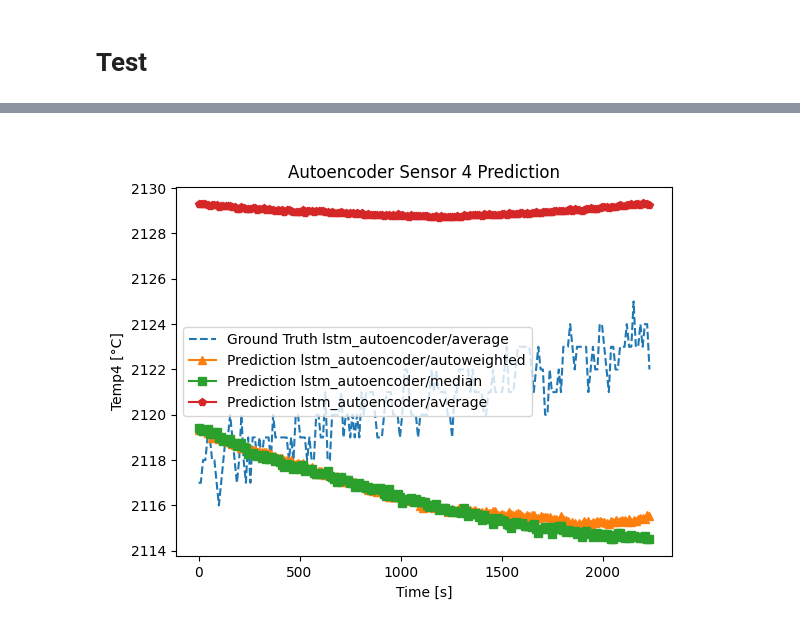
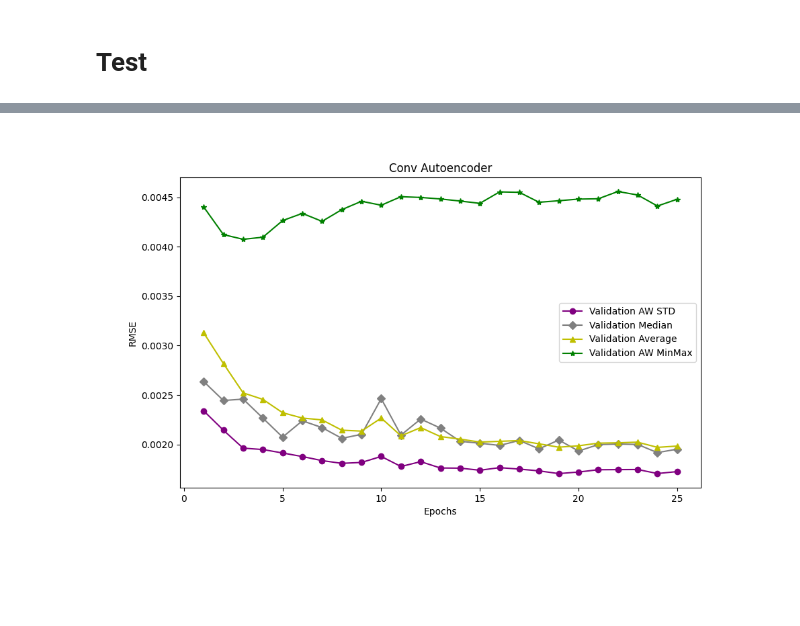
Before and after one commit to cybernetic-m/eai-project, a Jupyter notebook: notebook_exam_test_multiple.ipynb, the cells around one changed output, grey strips where cells are left out. Saved outputs shown, nothing was run; the diff lists cells and outputs as text; code cells hidden in the pictures; blank space fills up the shorter version.

```diff
--- a/notebook_exam_test_multiple.ipynb
+++ b/notebook_exam_test_multiple.ipynb
@@ -540,11 +242,0 @@ SyntaxError: expected ':' (3245563646.py, line 1)
-# %%
-if result['autoencoder']
-
-    ax10.set_title('Autoencoder Sensor 4 Prediction')
-    ax10.set_xlabel('Time [s]')
-    ax10.set_ylabel('Temp4 [°C]')
-    ax10.legend()
-    plt.savefig(path + 'temp4_comparison.png')  # Save the figure
-    plt.show()
-# %% [output]
-[figure, removed]
@@ -550,0 +298,61 @@ if result['autoencoder']
+# %%
+# Initialize a list of epochs [1,2,3, ...] for the plots x-axis
+epochs = list(range(1, 26))
+
+# Create figure and plot signals
+plt.figure(figsize=(10, 6))
+
+train_metrics_aw = all_results[0]['train_metrics']
+valid_metrics_aw = all_results[0]['valid_metrics']
+training_rmse_aw = train_metrics_aw['rmse'][1:26]
+valid_rmse_aw = valid_metrics_aw['rmse'][1:26]
+training_rmse_aw = [rmse[1] for rmse in training_rmse_aw]
+valid_rmse_aw = [rmse[1] for rmse in valid_rmse_aw]
+
+train_metrics_median = all_results[1]['train_metrics']
+valid_metrics_median = all_results[1]['valid_metrics']
+training_rmse_median = train_metrics_median['rmse'][1:26]
+valid_rmse_median = valid_metrics_median['rmse'][1:26]
+training_rmse_median = [rmse[1] for rmse in training_rmse_median]
+valid_rmse_median = [rmse[1] for rmse in valid_rmse_median]
+
+train_metrics_avg = all_results[2]['train_metrics']
+valid_metrics_avg = all_results[2]['valid_metrics']
+training_rmse_avg = train_metrics_avg['rmse'][1:26]
+valid_rmse_avg = valid_metrics_avg['rmse'][1:26]
+training_rmse_avg = [rmse[1] for rmse in training_rmse_avg]
+valid_rmse_avg = [rmse[1] for rmse in valid_rmse_avg]
+
+train_metrics_minmax = all_results[3]['train_metrics']
+valid_metrics_minmax = all_results[3]['valid_metrics']
+training_rmse_minmax = train_metrics_minmax['rmse'][1:26]
+valid_rmse_minmax = valid_metrics_minmax['rmse'][1:26]
+training_rmse_minmax = [rmse[1] for rmse in training_rmse_minmax]
+valid_rmse_minmax = [rmse[1] for rmse in valid_rmse_minmax]
+
+# Plot with different styles
+#plt.plot(epochs,training_mae_aw, marker='o', linestyle='-', color='b', label='Training LSTM Encoder AW STD')   # Blue circles
+plt.plot(epochs, valid_rmse_aw , marker='o', linestyle='-', color='purple', label='Validation AW STD')  # Red squares
+
+#plt.plot(epochs,training_mae_median, marker='x', linestyle='-', color='b', label='Training LSTM Encoder Median')   # Blue circles
+plt.plot(epochs, valid_rmse_median , marker='D', linestyle='-', color='gray', label='Validation Median')  # Red squares
+
+#plt.plot(epochs,training_mae_avg, marker='^', linestyle='-', color='b', label='Training LSTM Encoder Average')   # Blue circles
+plt.plot(epochs, valid_rmse_avg , marker='^', linestyle='-', color='y', label='Validation Average')  # Red squares
+
+#plt.plot(epochs,training_mae_minmax, marker='^', linestyle='-', color='b', label='Training LSTM Encoder AW Minmax')   # Blue circles
+plt.plot(epochs, valid_rmse_minmax , marker='*', linestyle='-', color='green', label='Validation AW MinMax')  # Red squares
+
+#colors = ["blue", "red", "green", "orange", "purple", "magenta", "cyan", "yellow", "black", "gray"]
+
+# Customize the plot
+plt.xlabel("Epochs")
+plt.ylabel("RMSE")
+plt.title("Conv Autoencoder")
+plt.legend()
+plt.grid(False)
+
+# Show the plot
+plt.show()
+# %% [output]
+[figure, added]
```
Also changed, not shown: parts of 17 cells of this notebook, 1 other file.
